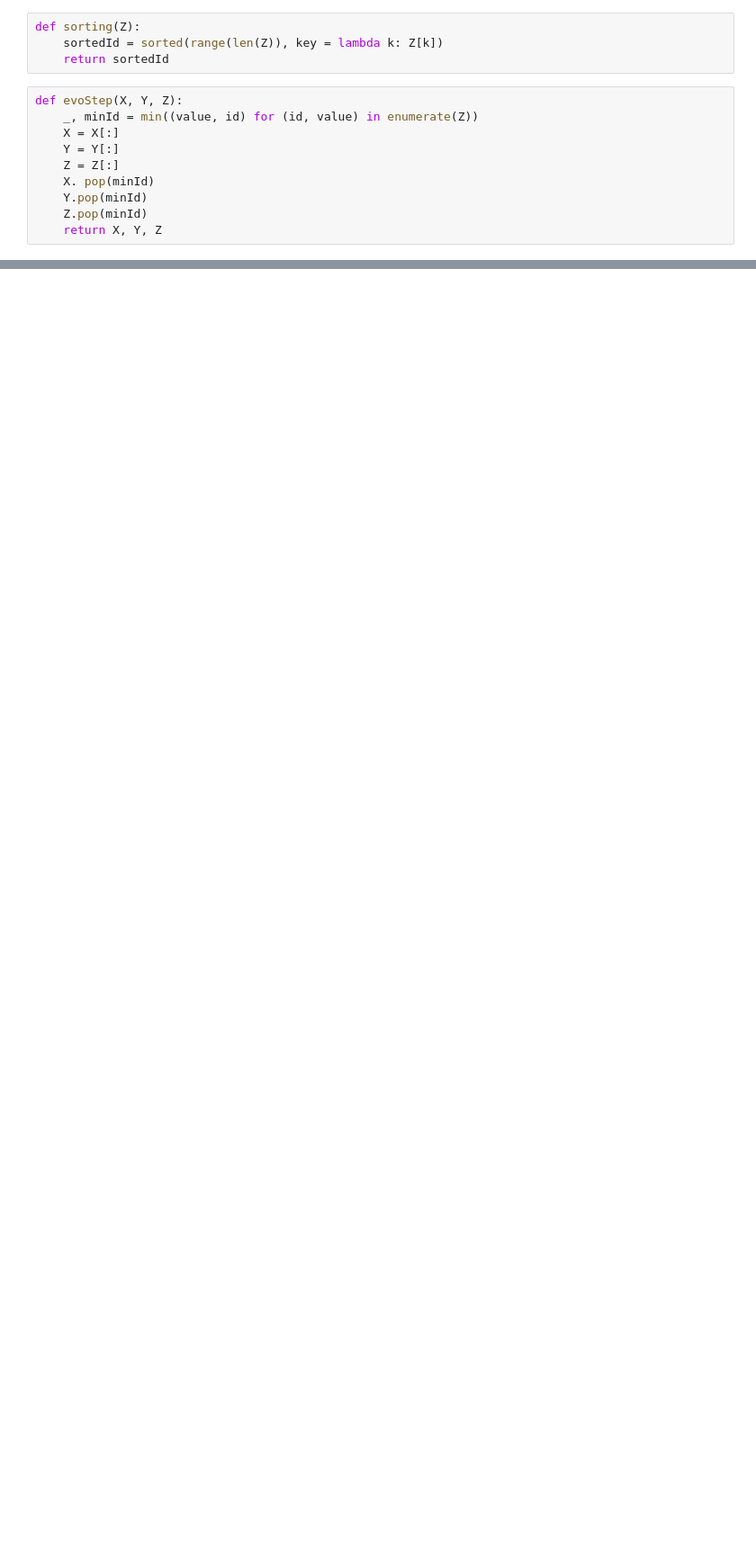
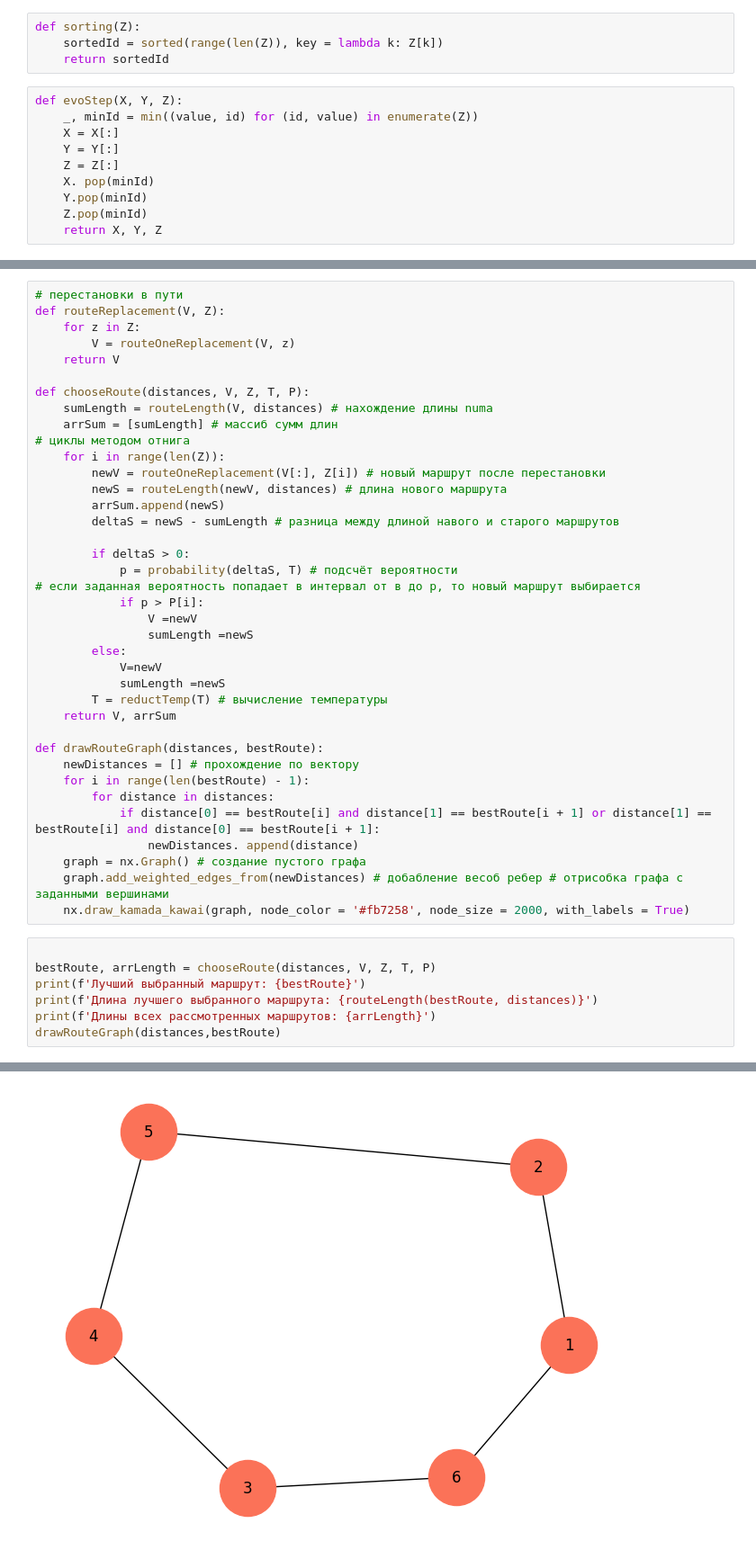
Before and after one commit to smurfac4/FUCKING-SHIT, a Jupyter notebook: ии/6/6.ipynb, the cells around one changed output, grey strips where cells are left out. Shown: that part at 90% size. Cells and saved outputs as stored; diff of their text form; blank space fills up the shorter version.

```diff
--- a/ии/6/6.ipynb
+++ b/ии/6/6.ipynb
@@ -57,0 +125,46 @@ IndexError: list index out of range
+# %%
+# перестановки в пути
+def routeReplacement(V, Z):
+    for z in Z:
+        V = routeOneReplacement(V, z)
+    return V
+
+def chooseRoute(distances, V, Z, T, P):
+    sumLength = routeLength(V, distances) # нахождение длины numa
+    arrSum = [sumLength] # массиб сумм длин
+# циклы методом отнига
+    for i in range(len(Z)):
+        newV = routeOneReplacement(V[:], Z[i]) # новый маршрут после перестановки
+        newS = routeLength(newV, distances) # длина нового маршрута
+        arrSum.append(newS)
+        deltaS = newS - sumLength # разница между длиной навого и старого маршрутов
+
+        if deltaS > 0:
+            p = probability(deltaS, T) # подсчёт вероятности
+# если заданная вероятность попадает в интервал от в до р, то новый маршрут выбирается
+            if p > P[i]:
+                V =newV
+                sumLength =newS
+        else:
+            V=newV
+            sumLength =newS
+        T = reductTemp(T) # вычисление температуры
+    return V, arrSum
+
+def drawRouteGraph(distances, bestRoute):
+    newDistances = [] # прохождение по вектору
+    for i in range(len(bestRoute) - 1):
+        for distance in distances:
+            if distance[0] == bestRoute[i] and distance[1] == bestRoute[i + 1] or distance[1] == bestRoute[i] and distance[0] == bestRoute[i + 1]:
+                newDistances. append(distance)
+    graph = nx.Graph() # создание пустого графа
+    graph.add_weighted_edges_from(newDistances) # добабление весоб ребер # отрисобка графа с заданными вершинами
+    nx.draw_kamada_kawai(graph, node_color = '#fb7258', node_size = 2000, with_labels = True)
+# %%
+
+bestRoute, arrLength = chooseRoute(distances, V, Z, T, P)
+print(f'Лучший выбранный маршрут: {bestRoute}')
+print(f'Длина лучшего выбранного маршрута: {routeLength(bestRoute, distances)}')
+print(f'Длины всех рассмотренных маршрутов: {arrLength}')
+drawRouteGraph(distances,bestRoute)
+# %% [output]
@@ -57,0 +174 @@ IndexError: list index out of range
+[figure, added]
```
Also changed, not shown: parts of 8 cells of this notebook, 1 other file.
